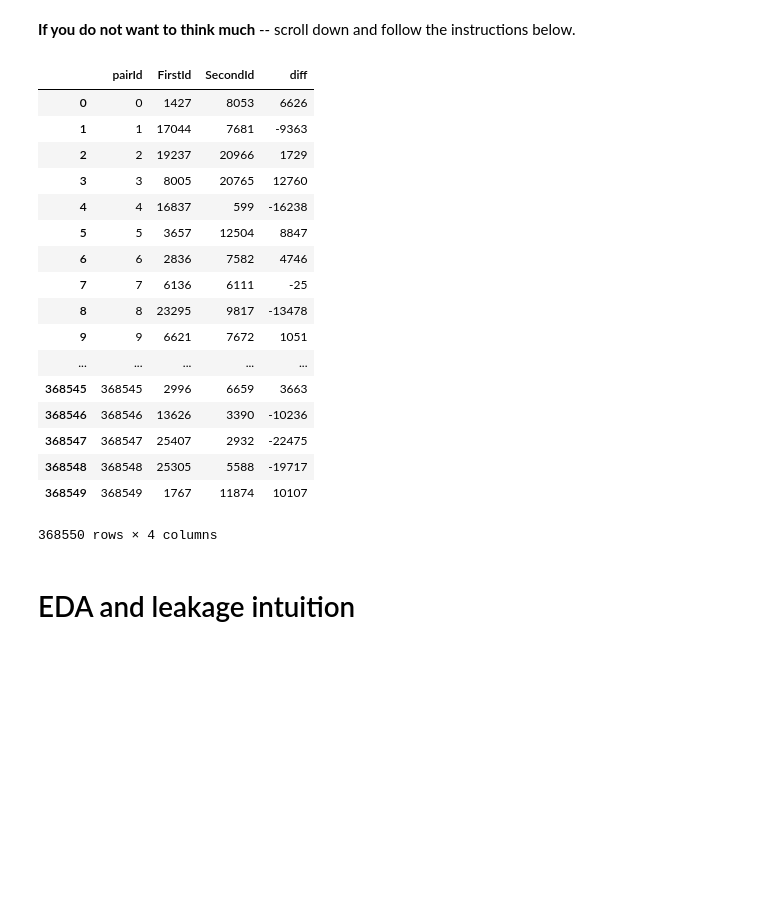
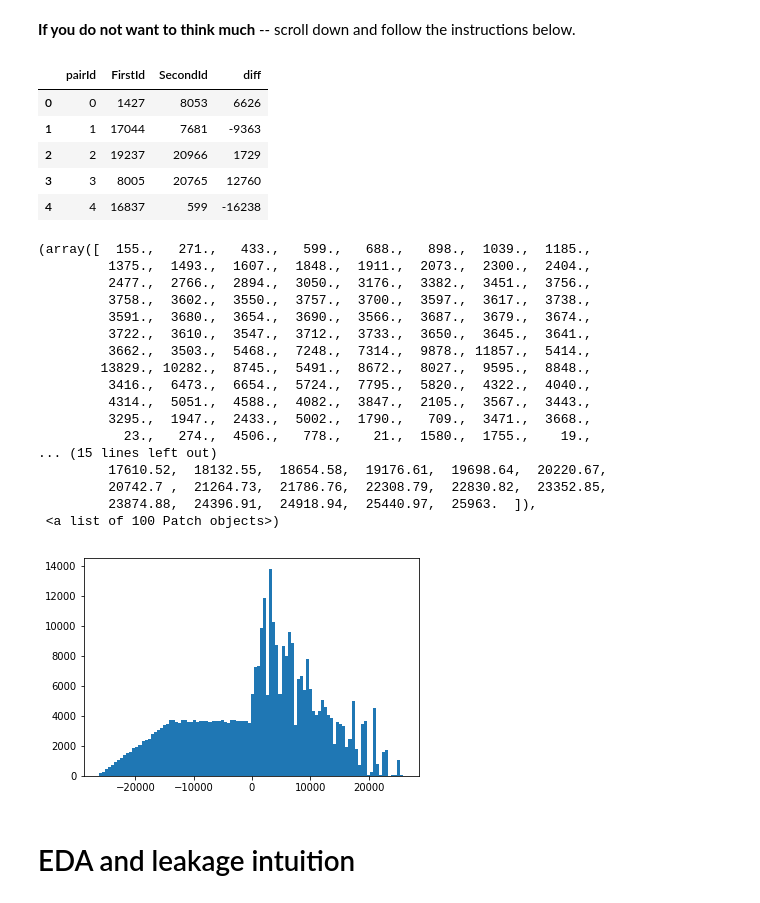
Before and after one commit to las1982/competitive-data-science, a Jupyter notebook: Programming assignment, week 2: Data leakages/Data leakages.ipynb, the cells around one changed output. Saved outputs shown, nothing was run; the diff lists cells and outputs as text; code cells hidden in the pictures; blank space fills up the shorter version.

```diff
--- a/Programming assignment, week 2: Data leakages/Data leakages.ipynb
+++ b/Programming assignment, week 2: Data leakages/Data leakages.ipynb
@@ -46,26 +54,36 @@ But in our case we don't really care about the images, and how exactly we compar
 **If you do not want to think much** -- scroll down and follow the instructions below.
 # %%
 test["diff"] = test.SecondId - test.FirstId
-test
+# test["diff"] = (test["diff"] - test["diff"].mean()) / test["diff"].std()
+test.head()
 # %% [output]
 |  | pairId | FirstId | SecondId | diff |
 | 0 | 0 | 1427 | 8053 | 6626 |
 | 1 | 1 | 17044 | 7681 | -9363 |
 | 2 | 2 | 19237 | 20966 | 1729 |
 | 3 | 3 | 8005 | 20765 | 12760 |
 | 4 | 4 | 16837 | 599 | -16238 |
-| 5 | 5 | 3657 | 12504 | 8847 |
-| 6 | 6 | 2836 | 7582 | 4746 |
-| 7 | 7 | 6136 | 6111 | -25 |
-| 8 | 8 | 23295 | 9817 | -13478 |
-| 9 | 9 | 6621 | 7672 | 1051 |
-| ... | ... | ... | ... | ... |
-| 368545 | 368545 | 2996 | 6659 | 3663 |
-| 368546 | 368546 | 13626 | 3390 | -10236 |
-| 368547 | 368547 | 25407 | 2932 | -22475 |
-| 368548 | 368548 | 25305 | 5588 | -19717 |
-| 368549 | 368549 | 1767 | 11874 | 10107 |
-368550 rows × 4 columns
+# %%
+plt.hist(test["diff"], bins=100)
+# %% [output]
+(array([  155.,   271.,   433.,   599.,   688.,   898.,  1039.,  1185.,
+         1375.,  1493.,  1607.,  1848.,  1911.,  2073.,  2300.,  2404.,
+         2477.,  2766.,  2894.,  3050.,  3176.,  3382.,  3451.,  3756.,
+         3758.,  3602.,  3550.,  3757.,  3700.,  3597.,  3617.,  3738.,
+         3591.,  3680.,  3654.,  3690.,  3566.,  3687.,  3679.,  3674.,
+         3722.,  3610.,  3547.,  3712.,  3733.,  3650.,  3645.,  3641.,
+         3662.,  3503.,  5468.,  7248.,  7314.,  9878., 11857.,  5414.,
+        13829., 10282.,  8745.,  5491.,  8672.,  8027.,  9595.,  8848.,
+         3416.,  6473.,  6654.,  5724.,  7795.,  5820.,  4322.,  4040.,
+         4314.,  5051.,  4588.,  4082.,  3847.,  2105.,  3567.,  3443.,
+         3295.,  1947.,  2433.,  5002.,  1790.,   709.,  3471.,  3668.,
+           23.,   274.,  4506.,   778.,    21.,  1580.,  1755.,    19.,
+... (15 lines left out)
+         17610.52,  18132.55,  18654.58,  19176.61,  19698.64,  20220.67,
+         20742.7 ,  21264.73,  21786.76,  22308.79,  22830.82,  23352.85,
+         23874.88,  24396.91,  24918.94,  25440.97,  25963.  ]),
+ <a list of 100 Patch objects>)
+[figure, added]
 # %% [markdown]
 # EDA and leakage intuition
 # %% [markdown]
```
Also changed, not shown: parts of 11 cells of this notebook, 7 other files.
